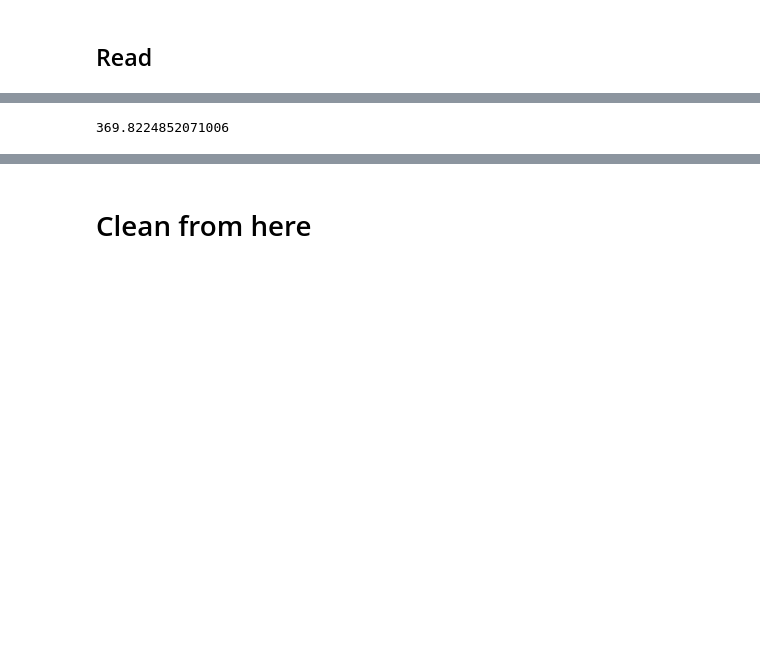
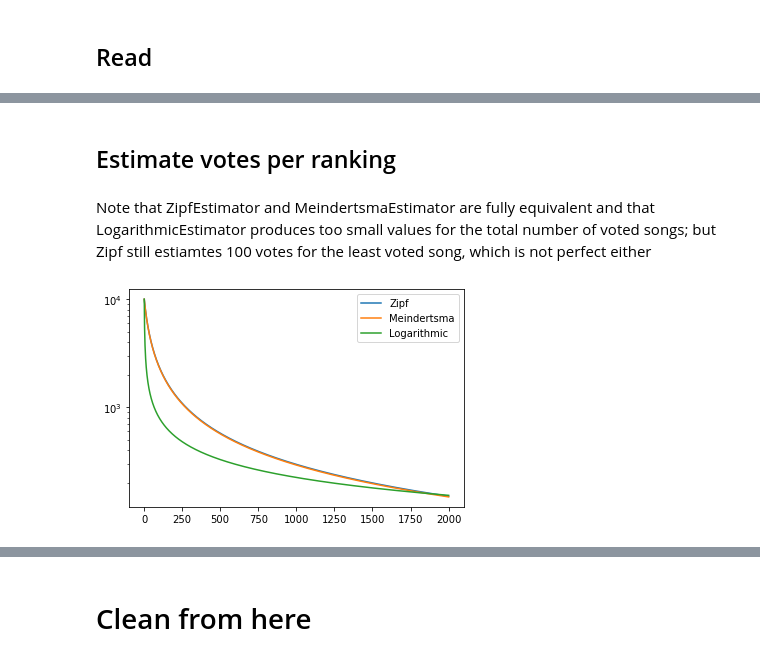
Before and after one commit to SjoerdCor/Top2000, a Jupyter notebook: AnalyseDeathEffects.ipynb, the cells around one changed output, grey strips where cells are left out. Saved outputs shown, nothing was run; the diff lists cells and outputs as text; code cells hidden in the pictures; blank space fills up the shorter version.

Commit message:
Add VoteEstimators

```diff
--- a/AnalyseDeathEffects.ipynb
+++ b/AnalyseDeathEffects.ipynb
@@ -32,5 +31,3 @@ notering = pd.read_parquet(os.path.join('Data', 'notering.parquet'))
 song = pd.read_parquet(os.path.join('Data', 'song.parquet'))
 songartist = pd.read_parquet(os.path.join('Data', 'songartist.parquet'))
 artist = pd.read_parquet(os.path.join('Data', 'artist_small.parquet'))
-# %%
-rho = np.log(200/3) / np.log(2000)
@@ -90,4 +34,18 @@ plt.legend()
-# %%
-nr_votes_per_position(1999)
-# %% [output]
-369.8224852071006
+# %% [markdown]
+## Estimate votes per ranking
+# %%
+class VotesEstimator:
+    def __init__(self, nr_songs=3000):
+        self.position_votes = {}
+        self.total_votes = sum(self.votes_per_position(nr) for nr in range(1, nr_songs))
+
+    def votes_per_position(self, position):
+        try:
+            return self.position_votes[position]
+        except KeyError:
+            nr_votes = self._calculate_position_votes(position)
+            self.position_votes[position] = nr_votes
+            return nr_votes
+
+    def percentage_of_votes(self, position):
+        return self.votes_per_position(position) / self.total_votes
@@ -93,0 +105,15 @@ nr_votes_per_position(1999)
+# %% [markdown]
+Note that ZipfEstimator and MeindertsmaEstimator are fully equivalent and that LogarithmicEstimator produces too small values for the total number of voted songs; but Zipf
+still estiamtes 100 votes for the least voted song, which is not perfect either
+# %%
+positions = range(1, 2001)
+vote_estimators = {'Zipf': ZipfVotesEstimator(),
+                    'Meindertsma': MeindertsmaVotesEstimator(),
+                    'Logarithmic': LogarithmicVotesEstimator()
+                  }
+for name, estimator in vote_estimators.items():
+    votes = [estimator.votes_per_position(i) for i in positions]
+    plt.semilogy(positions, votes, label=name)
+    plt.legend()
+# %% [output]
+[figure, added]
```
Also changed, not shown: parts of 12 cells of this notebook, 7 other files.
